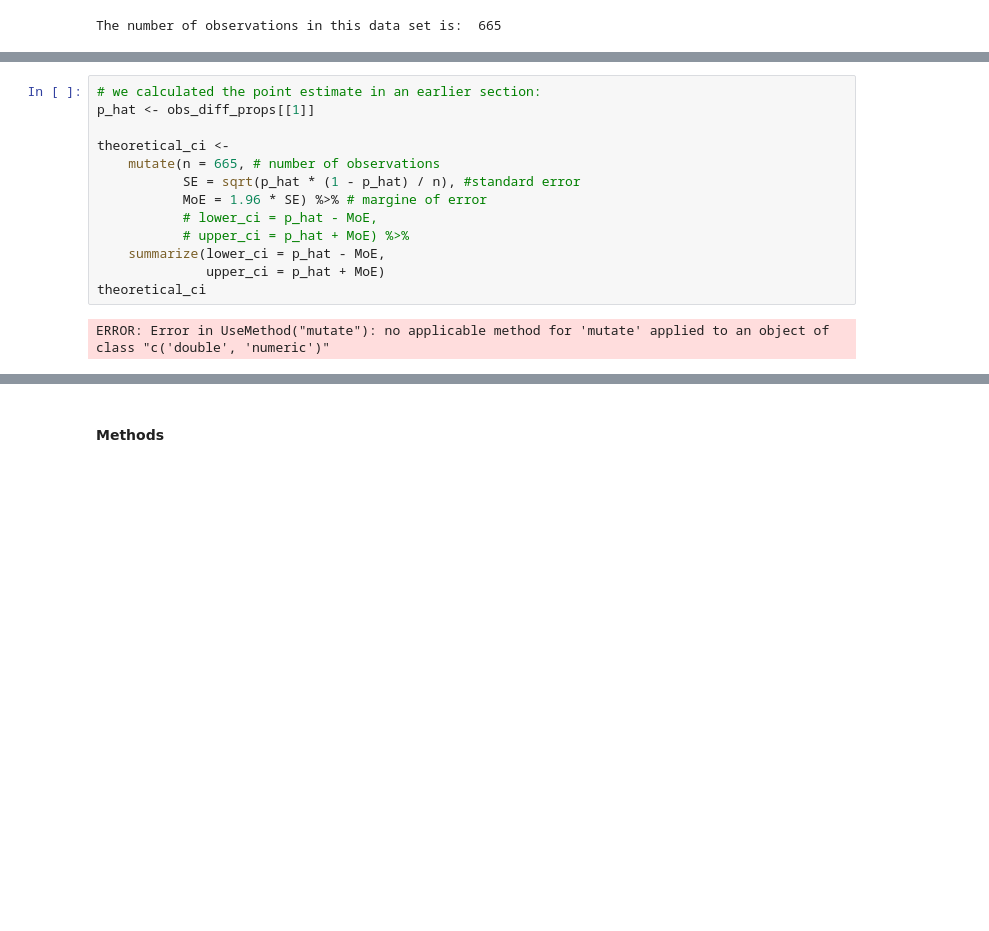
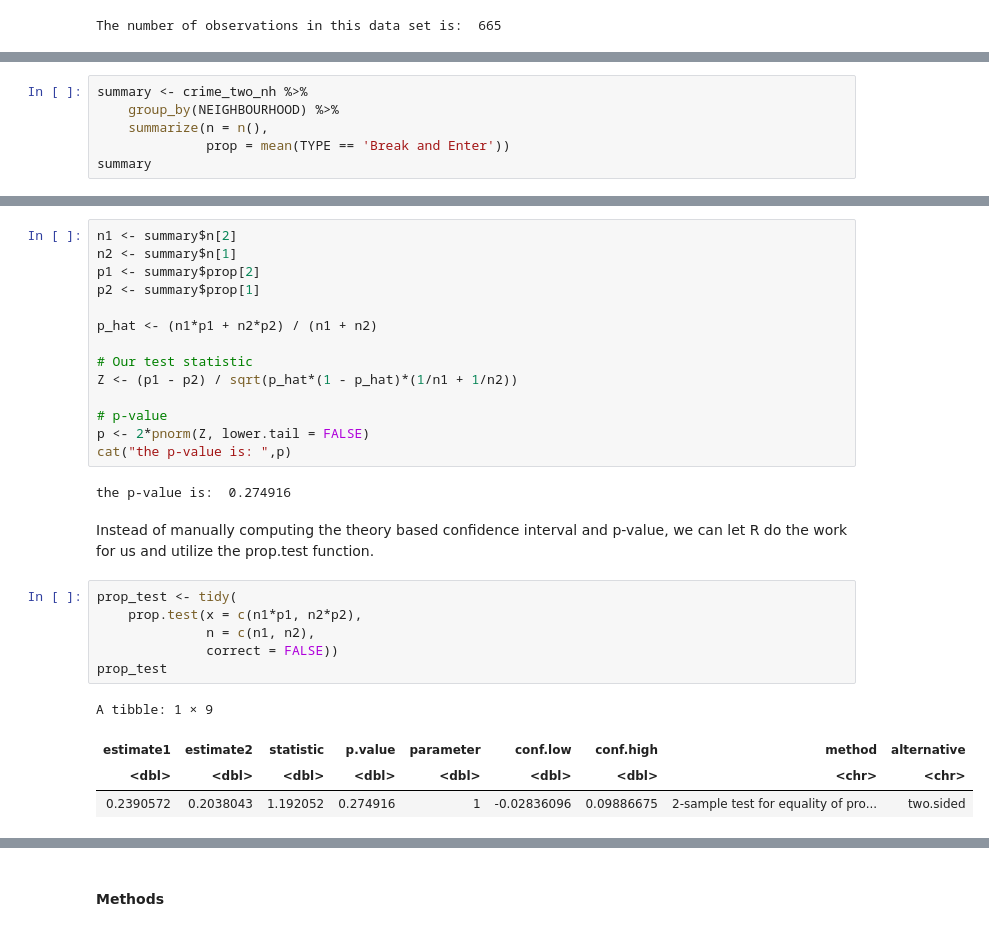
Before and after one commit to nehamenon704/stat201project, a Jupyter notebook: group_8_project-2.ipynb, the cells around one changed output, grey strips where cells are left out. Saved outputs shown, nothing was run; the diff lists cells and outputs as text; blank space fills up the shorter version.

```diff
--- a/group_8_project-2.ipynb
+++ b/group_8_project-2.ipynb
@@ -202,0 +228,6 @@ The number of observations in this data set is:  665
+# %%
+summary <- crime_two_nh %>%
+    group_by(NEIGHBOURHOOD) %>%
+    summarize(n = n(),
+              prop = mean(TYPE == 'Break and Enter'))
+summary
@@ -203,15 +240,29 @@ The number of observations in this data set is:  665
 # %%
-# we calculated the point estimate in an earlier section:
-p_hat <- obs_diff_props[[1]]
+n1 <- summary$n[2]
+n2 <- summary$n[1]
+p1 <- summary$prop[2]
+p2 <- summary$prop[1]
 
-theoretical_ci <-
-    mutate(n = 665, # number of observations
-           SE = sqrt(p_hat * (1 - p_hat) / n), #standard error
-           MoE = 1.96 * SE) %>% # margine of error
-           # lower_ci = p_hat - MoE,
-           # upper_ci = p_hat + MoE) %>%
-    summarize(lower_ci = p_hat - MoE,
-              upper_ci = p_hat + MoE)
-theoretical_ci
+p_hat <- (n1*p1 + n2*p2) / (n1 + n2)
+
+# Our test statistic
+Z <- (p1 - p2) / sqrt(p_hat*(1 - p_hat)*(1/n1 + 1/n2))
+
+# p-value
+p <- 2*pnorm(Z, lower.tail = FALSE)
+cat("the p-value is: ",p)
 # %% [output]
-ERROR: Error in UseMethod("mutate"): no applicable method for 'mutate' applied to an object of class "c('double', 'numeric')"
+the p-value is:  0.274916
+# %% [markdown]
+Instead of manually computing the theory based confidence interval and p-value, we can let R do the work for us and utilize the prop.test function.
+# %%
+prop_test <- tidy(
+    prop.test(x = c(n1*p1, n2*p2),
+              n = c(n1, n2),
+              correct = FALSE))
+prop_test
+# %% [output]
+A tibble: 1 × 9
+| estimate1 | estimate2 | statistic | p.value | parameter | conf.low | conf.high | method | alternative |
+| <dbl> | <dbl> | <dbl> | <dbl> | <dbl> | <dbl> | <dbl> | <chr> | <chr> |
+| 0.2390572 | 0.2038043 | 1.192052 | 0.274916 | 1 | -0.02836096 | 0.09886675 | 2-sample test for equality of pro... | two.sided |
```
Also changed, not shown: parts of 13 cells of this notebook.
